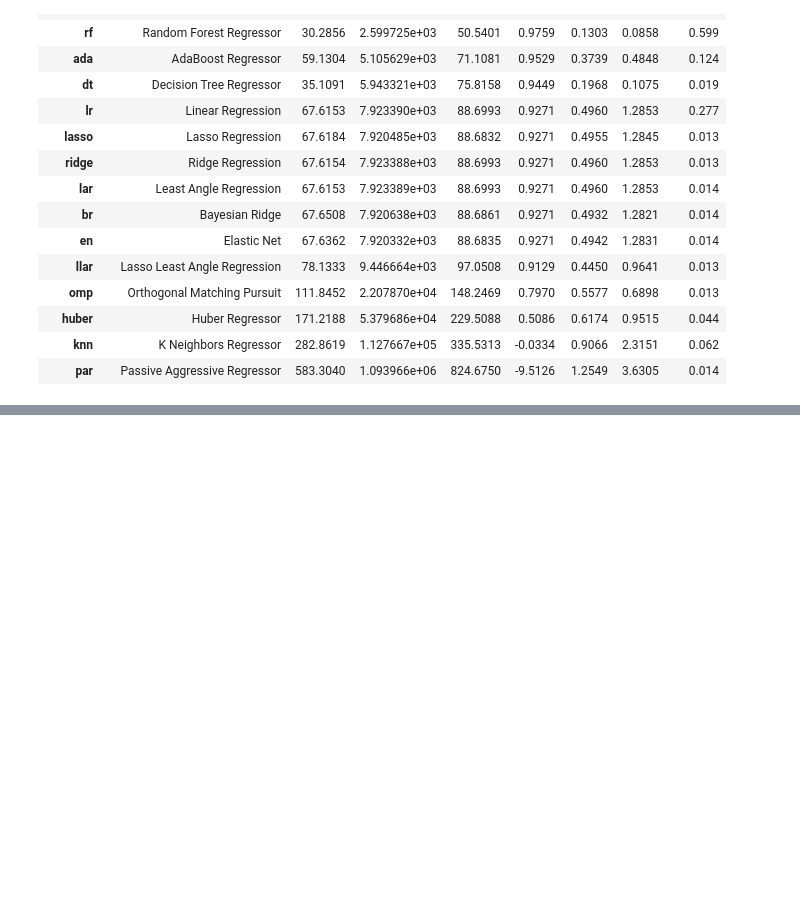
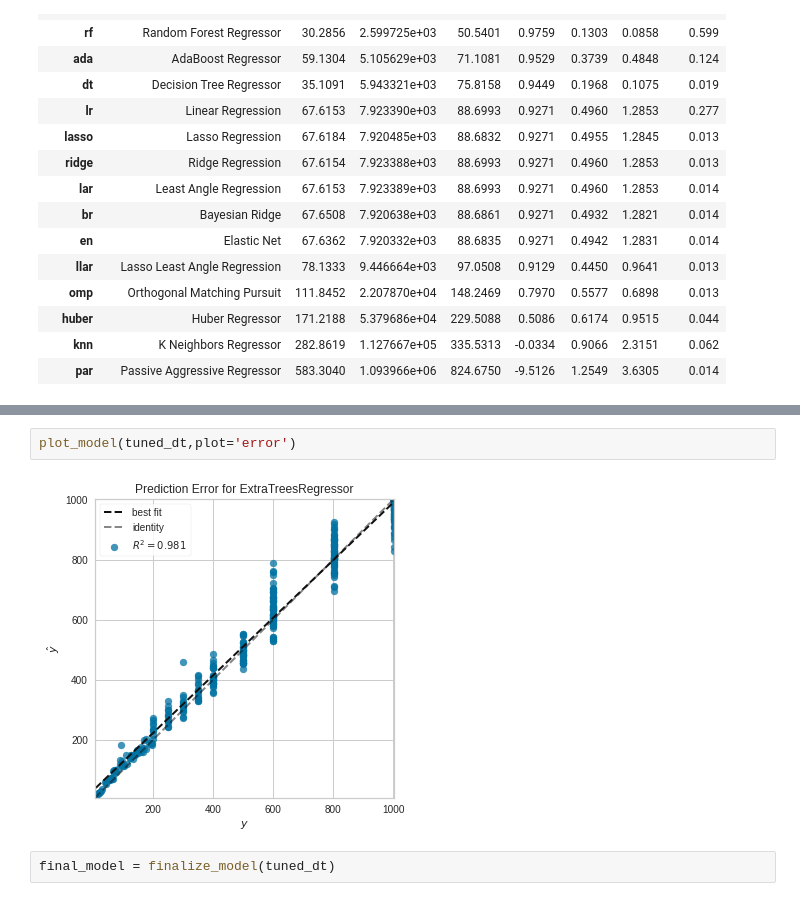
Before and after one commit to yamenka/UniRank_2021, a Jupyter notebook: uniRankYamen.ipynb, the cells around one changed output, grey strips where cells are left out. Saved outputs shown, nothing was run; the diff lists cells and outputs as text; blank space fills up the shorter version.

```diff
--- a/uniRankYamen.ipynb
+++ b/uniRankYamen.ipynb
@@ -129,0 +204,6 @@ best = compare_models()
+# %%
+plot_model(tuned_dt,plot='error')
+# %% [output]
+[figure, added]
+# %%
+final_model = finalize_model(tuned_dt)
```
Also changed, not shown: parts of 11 cells of this notebook.
